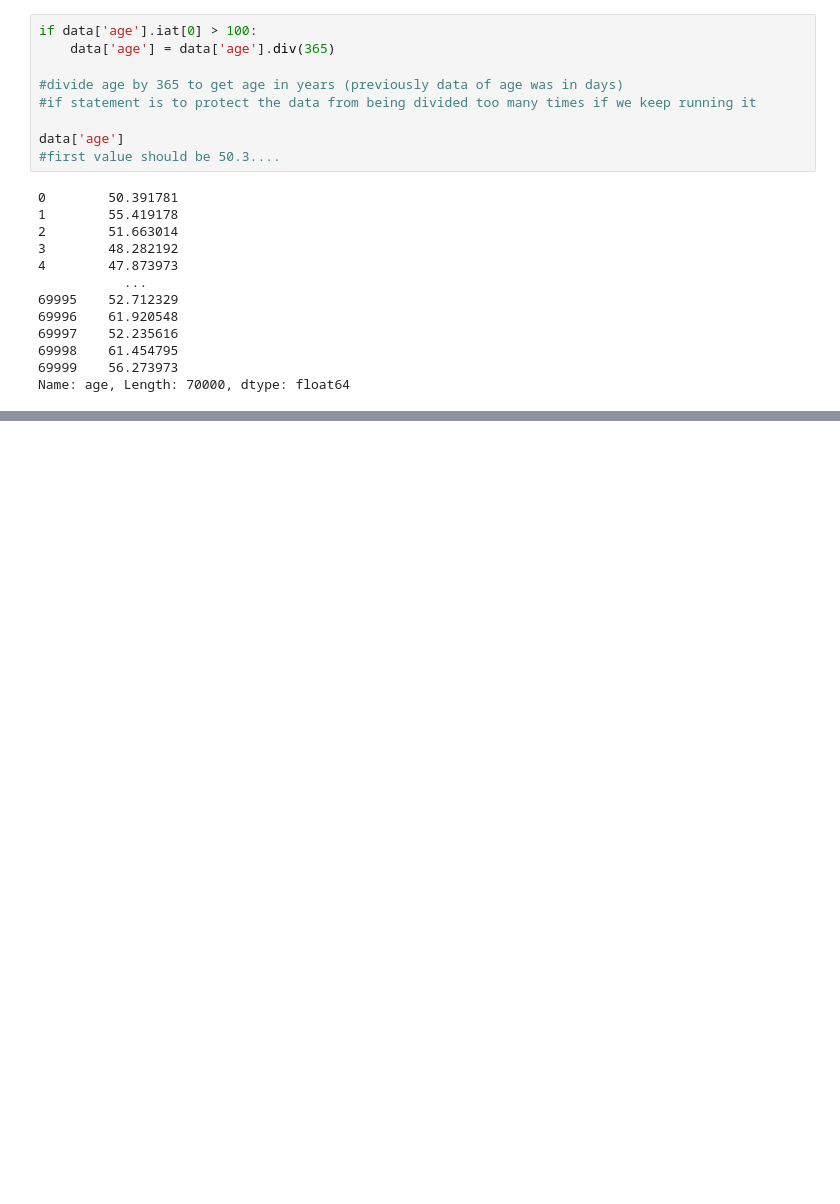
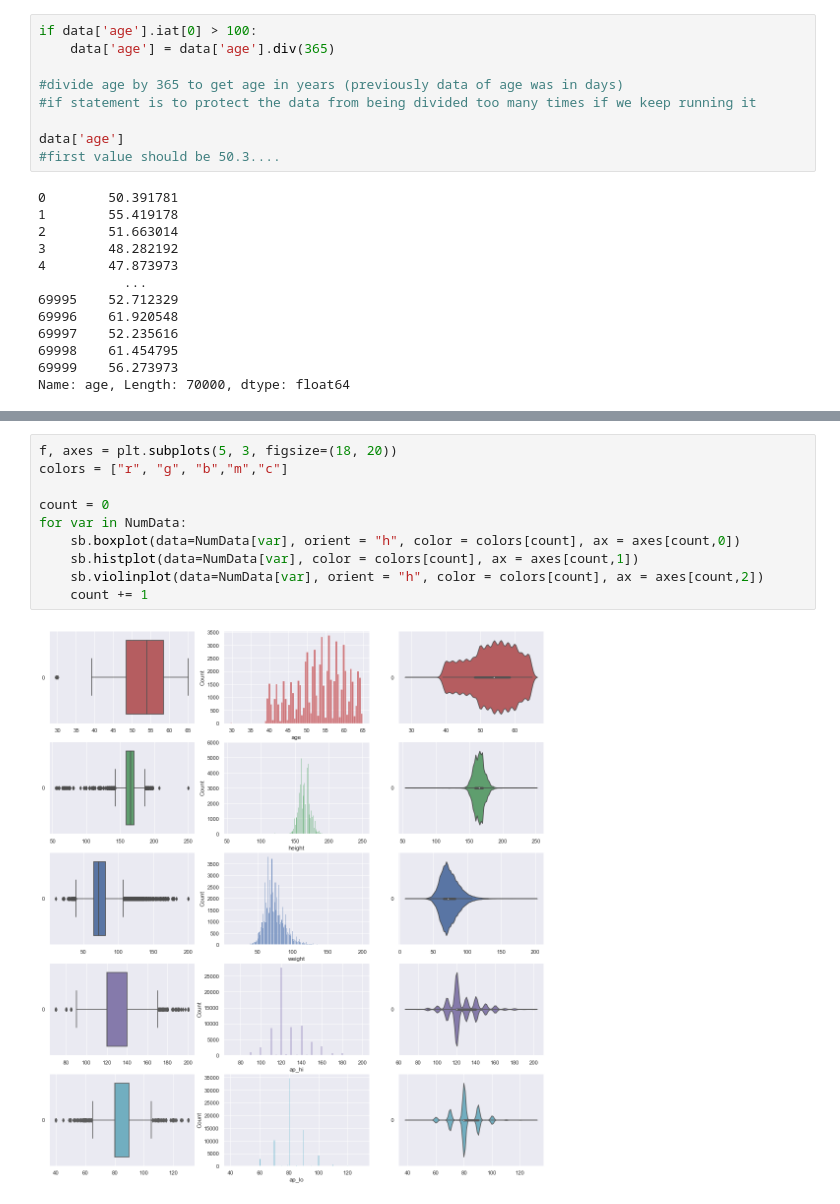
Before and after one commit to Dannyvannnn/IE0005, a Jupyter notebook: IE0005 Mini project.ipynb, the cells around one changed output, grey strips where cells are left out. Cells and saved outputs as stored; diff of their text form; blank space fills up the shorter version.

```diff
--- a/IE0005 Mini project.ipynb
+++ b/IE0005 Mini project.ipynb
@@ -135,0 +154,12 @@ data
+# %%
+f, axes = plt.subplots(5, 3, figsize=(18, 20))
+colors = ["r", "g", "b","m","c"]
+
+count = 0
+for var in NumData:
+    sb.boxplot(data=NumData[var], orient = "h", color = colors[count], ax = axes[count,0])
+    sb.histplot(data=NumData[var], color = colors[count], ax = axes[count,1])
+    sb.violinplot(data=NumData[var], orient = "h", color = colors[count], ax = axes[count,2])
+    count += 1
+# %% [output]
+[figure, added]
```
Also changed, not shown: parts of 22 cells of this notebook.
